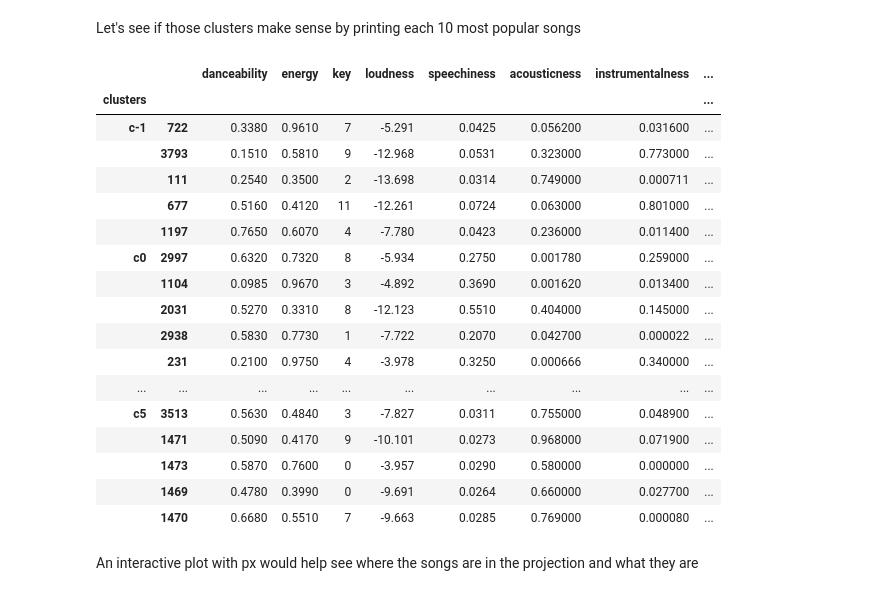
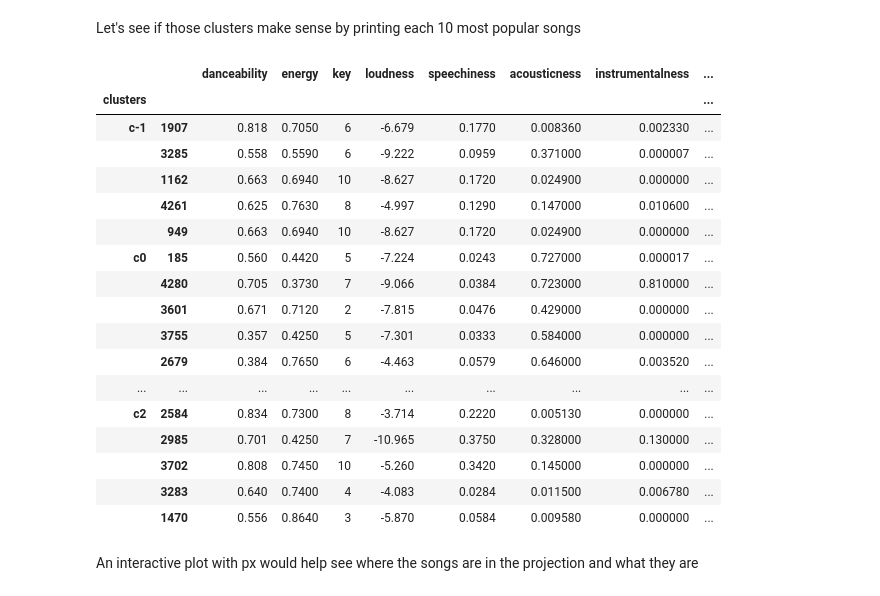
Before and after one commit to sqrx-mckl/spotify_app, a Jupyter notebook: 3_eda_clustering.ipynb, the cells around one changed output. Cells and saved outputs as stored; diff of their text form; code cells hidden in the pictures.

```diff
--- a/3_eda_clustering.ipynb
+++ b/3_eda_clustering.ipynb
@@ -90,11 +90,13 @@ mahalanobis_dist = squareform(pdist(df[feat], metric='mahalanobis'))
 # %%
 from sklearn.manifold import TSNE
 
+display(int(df.shape[0]**(1/2)))
+
 mdl_proj = TSNE(
-    perplexity=20,
-    n_jobs=3,
-    n_iter=10**4,
-    n_iter_without_progress=10**3,
+    perplexity=50,
+    n_jobs=4,
+    n_iter=5_000,
+    n_iter_without_progress=500,
     verbose=1,
     metric='precomputed',
     random_state=0
@@ -118,9 +121,3 @@ df[['proj_x', 'proj_y']].plot(kind='scatter', x='proj_x', y='proj_y');
-# %%
-from umap import UMAP
-mdl_proj = UMAP(n_neighbors=30, metric='mahalanobis')
-
-df[['proj_x', 'proj_y']] = pd.DataFrame(mdl_proj.fit_transform(df[feat]))
-df[['proj_x', 'proj_y']].plot(kind='scatter', x='proj_x', y='proj_y');
 # %% [markdown]
 Let's see a bit where the supergenre calculated previously are in this projection
 # %%
@@ -136,8 +134,14 @@ the size of 16 seems the magic (other size around does not give similar clusters
 # %%
 from hdbscan import HDBSCAN
 
-df['clusters'] = HDBSCAN(min_cluster_size=20, min_samples=50).fit_predict(df[['proj_x', 'proj_y']], min)
+df['clusters'] = HDBSCAN(min_cluster_size=50, min_samples=20)\
+                    .fit_predict(df[['proj_x', 'proj_y']], min)
 df['clusters'] = df['clusters'].map(lambda x: f'c{x}')
 
+plt.figure()
 df['clusters'].value_counts().plot(kind='barh');
+
+plt.figure()
+sns.scatterplot('proj_x', 'proj_y', data=df, hue='clusters');
+plt.legend(bbox_to_anchor=(1.05, 1), loc='upper left');
 # %% [output]
@@ -152,43 +152,43 @@ Let's see if those clusters make sense by printing each 10 most popular songs
 # %%
 col = feat+[
     'clusters',
     'proj_x',
     'proj_y',
     'popularity',
     'duration_min',
     'name',
     'artists.name',
     'album.name',
     'artists.genres',
     'artists.supergenres',
     'artists.supergenre_1',
     'external_urls.spotify',
     'preview_url'
 ]
 
 df_top5 = df[col].groupby('clusters').apply(
-    lambda x: x.dropna().sort_values('popularity').head(5)
+    lambda x: x.sort_values('popularity', ascending=False).head(5)
 )
 
 df_top5
 # %% [output]
 |  |  | danceability | energy | key | loudness | speechiness | acousticness | instrumentalness | ... |
 | clusters |  |  |  |  |  |  |  |  | ... |
-| c-1 | 722 | 0.3380 | 0.9610 | 7 | -5.291 | 0.0425 | 0.056200 | 0.031600 | ... |
-|  | 3793 | 0.1510 | 0.5810 | 9 | -12.968 | 0.0531 | 0.323000 | 0.773000 | ... |
-|  | 111 | 0.2540 | 0.3500 | 2 | -13.698 | 0.0314 | 0.749000 | 0.000711 | ... |
-|  | 677 | 0.5160 | 0.4120 | 11 | -12.261 | 0.0724 | 0.063000 | 0.801000 | ... |
-|  | 1197 | 0.7650 | 0.6070 | 4 | -7.780 | 0.0423 | 0.236000 | 0.011400 | ... |
-| c0 | 2997 | 0.6320 | 0.7320 | 8 | -5.934 | 0.2750 | 0.001780 | 0.259000 | ... |
-|  | 1104 | 0.0985 | 0.9670 | 3 | -4.892 | 0.3690 | 0.001620 | 0.013400 | ... |
-|  | 2031 | 0.5270 | 0.3310 | 8 | -12.123 | 0.5510 | 0.404000 | 0.145000 | ... |
-|  | 2938 | 0.5830 | 0.7730 | 1 | -7.722 | 0.2070 | 0.042700 | 0.000022 | ... |
-|  | 231 | 0.2100 | 0.9750 | 4 | -3.978 | 0.3250 | 0.000666 | 0.340000 | ... |
+| c-1 | 1907 | 0.818 | 0.7050 | 6 | -6.679 | 0.1770 | 0.008360 | 0.002330 | ... |
+|  | 3285 | 0.558 | 0.5590 | 6 | -9.222 | 0.0959 | 0.371000 | 0.000007 | ... |
+|  | 1162 | 0.663 | 0.6940 | 10 | -8.627 | 0.1720 | 0.024900 | 0.000000 | ... |
+|  | 4261 | 0.625 | 0.7630 | 8 | -4.997 | 0.1290 | 0.147000 | 0.010600 | ... |
+|  | 949 | 0.663 | 0.6940 | 10 | -8.627 | 0.1720 | 0.024900 | 0.000000 | ... |
+| c0 | 185 | 0.560 | 0.4420 | 5 | -7.224 | 0.0243 | 0.727000 | 0.000017 | ... |
+|  | 4280 | 0.705 | 0.3730 | 7 | -9.066 | 0.0384 | 0.723000 | 0.810000 | ... |
+|  | 3601 | 0.671 | 0.7120 | 2 | -7.815 | 0.0476 | 0.429000 | 0.000000 | ... |
+|  | 3755 | 0.357 | 0.4250 | 5 | -7.301 | 0.0333 | 0.584000 | 0.000000 | ... |
+|  | 2679 | 0.384 | 0.7650 | 6 | -4.463 | 0.0579 | 0.646000 | 0.003520 | ... |
 | ... | ... | ... | ... | ... | ... | ... | ... | ... | ... |
-| c5 | 3513 | 0.5630 | 0.4840 | 3 | -7.827 | 0.0311 | 0.755000 | 0.048900 | ... |
-|  | 1471 | 0.5090 | 0.4170 | 9 | -10.101 | 0.0273 | 0.968000 | 0.071900 | ... |
-|  | 1473 | 0.5870 | 0.7600 | 0 | -3.957 | 0.0290 | 0.580000 | 0.000000 | ... |
-|  | 1469 | 0.4780 | 0.3990 | 0 | -9.691 | 0.0264 | 0.660000 | 0.027700 | ... |
-|  | 1470 | 0.6680 | 0.5510 | 7 | -9.663 | 0.0285 | 0.769000 | 0.000080 | ... |
+| c2 | 2584 | 0.834 | 0.7300 | 8 | -3.714 | 0.2220 | 0.005130 | 0.000000 | ... |
+|  | 2985 | 0.701 | 0.4250 | 7 | -10.965 | 0.3750 | 0.328000 | 0.130000 | ... |
+|  | 3702 | 0.808 | 0.7450 | 10 | -5.260 | 0.3420 | 0.145000 | 0.000000 | ... |
+|  | 3283 | 0.640 | 0.7400 | 4 | -4.083 | 0.0284 | 0.011500 | 0.006780 | ... |
+|  | 1470 | 0.556 | 0.8640 | 3 | -5.870 | 0.0584 | 0.009580 | 0.000000 | ... |
 # %% [markdown]
 An interactive plot with px would help see where the songs are in the projection and what they are
```
Also changed, not shown: parts of 9 cells of this notebook, 2 other files.
